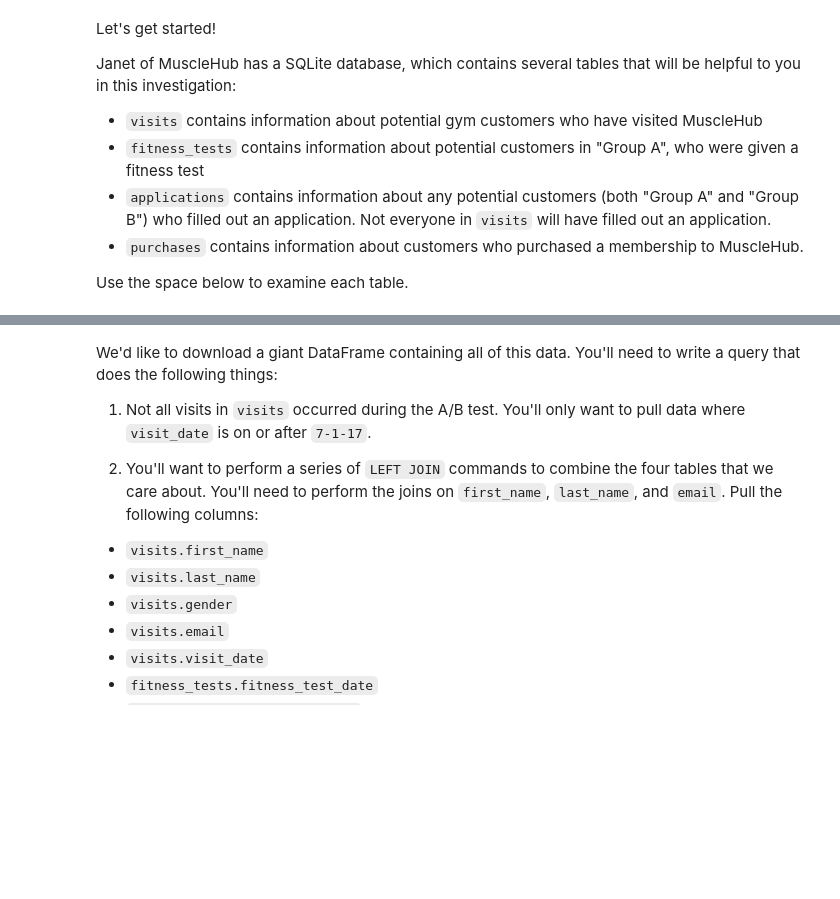
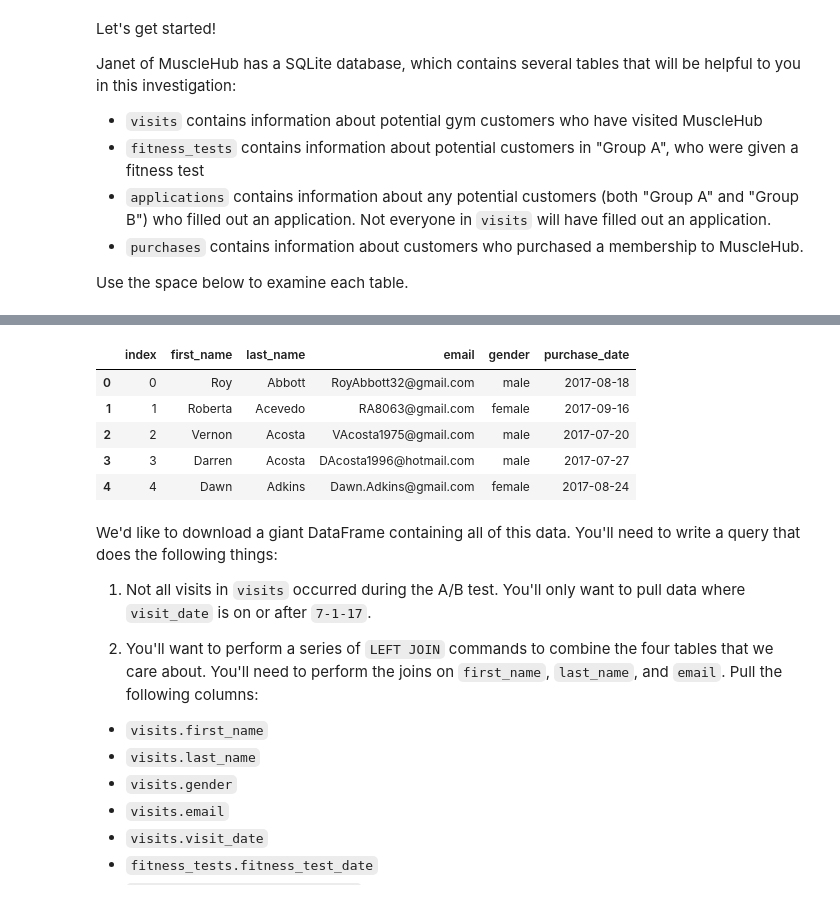
Before and after one commit to carmelhm/musclehub, a Jupyter notebook: input/musclehub.ipynb, the cells around one changed output, grey strips where cells are left out. Cells and saved outputs as stored; diff of their text form; code cells hidden in the pictures; blank space fills up the shorter version.

```diff
--- a/input/musclehub.ipynb
+++ b/input/musclehub.ipynb
@@ -51,5 +89,18 @@ Use the space below to examine each table.
 # %%
 # Examine purchases here
+# Examine visits here
+sql_query('''
+SELECT *
+FROM purchases
+LIMIT 5
+''')
+# %% [output]
+|  | index | first_name | last_name | email | gender | purchase_date |
+| 0 | 0 | Roy | Abbott | RoyAbbott32@gmail.com | male | 2017-08-18 |
+| 1 | 1 | Roberta | Acevedo | RA8063@gmail.com | female | 2017-09-16 |
+| 2 | 2 | Vernon | Acosta | VAcosta1975@gmail.com | male | 2017-07-20 |
+| 3 | 3 | Darren | Acosta | DAcosta1996@hotmail.com | male | 2017-07-27 |
+| 4 | 4 | Dawn | Adkins | Dawn.Adkins@gmail.com | female | 2017-08-24 |
 # %% [markdown]
 We'd like to download a giant DataFrame containing all of this data.  You'll need to write a query that does the following things:
 
```
Also changed, not shown: parts of 4 cells of this notebook.
